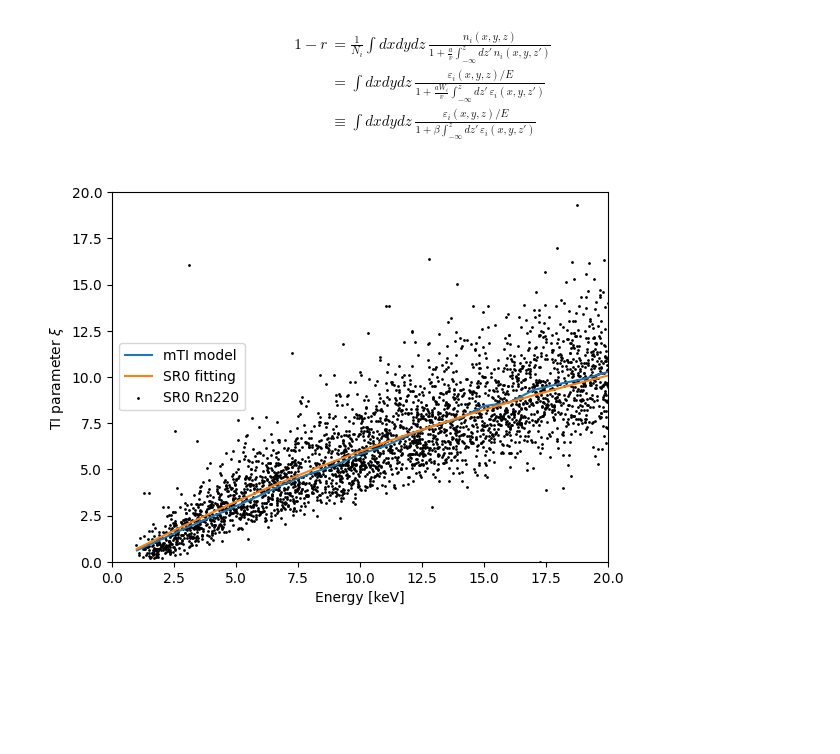
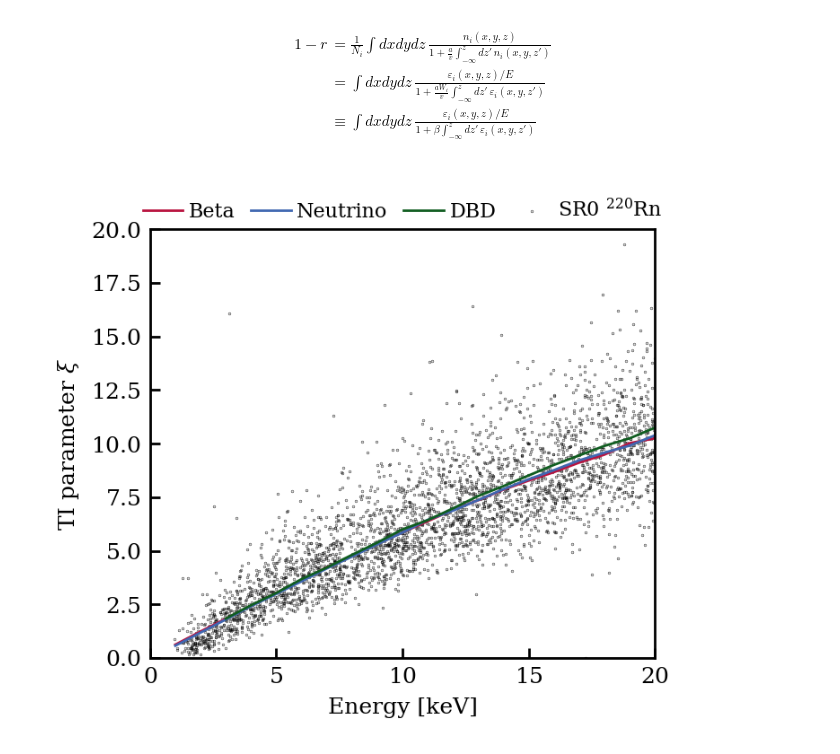
Before and after one commit to zihaoxu98/ERRecombStudy, a Jupyter notebook: python/get_recomb.ipynb, the cells around one changed output. Saved outputs shown, nothing was run; the diff lists cells and outputs as text; code cells hidden in the pictures; blank space fills up the shorter version.

```diff
--- a/python/get_recomb.ipynb
+++ b/python/get_recomb.ipynb
@@ -99,21 +142,52 @@ data['recomb'] = 1 - (1 + nex_ni_ratio) * data['cs2'] / ((g2 / g1) * data['cs1']
 data['ti'] = r_to_ti(data['recomb'])
 # %%
 # mTI model
-
-alpha = 4
+field = 23
+alpha = 4 * (23. / field)**0.5
 beta = 2.45 * alpha**2
 
 energy = np.linspace(0, 20, 21)[1:]
-r = np.array([recombination(e, alpha, beta) for e in tqdm(energy)])
+r_beta = np.array([recombination_beta(e, alpha, beta) for e in tqdm(energy)])
+r_neutrino = np.array([recombination_neutrino(e, alpha, beta) for e in tqdm(energy)])
+r_dbd = np.array([recombination_dbd(e, alpha, beta) for e in tqdm(energy[2:])])
+# r_gamma = np.array([recombination_gamma(e, alpha, beta) for e in tqdm(energy)])
+# %%
+plot_kwargs = [
+    {
+        'label': 'Beta',
+        'energy': energy,
+        'recomb': r_beta[:, 0],
+        'color': xps.colors['red'],
+    },
+    {
+        'label': 'Neutrino',
+        'energy': energy,
+        'recomb': r_neutrino[:, 0],
+        'color': xps.colors['xenon_blue'],
+    },
+    {
+        'label': 'DBD',
+        'energy': energy[2:],
+        'recomb': r_dbd[:, 0],
+        'color': xps.colors['forestgreen'],
+    },
+]
 # %%
-plt.plot(energy, r_to_ti(r), label='mTI model')
-plt.plot(energy, sr0_fit_ti(energy), label='SR0 fitting')
-plt.scatter(data['e_ces'], data['ti'], label='SR0 Rn220', s=1, color='k')
+plt.figure(figsize=(3.5, 3))
+
+for item in plot_kwargs:
+    plt.plot(item['energy'], r_to_ti(item['recomb']), label=item['label'], color=item['color'])
+
+# plt.plot(energy, sr0_fit_ti(energy), label='SR0 fitting', alpha=0.3)
+plt.scatter(data['e_ces'], data['ti'], label=r'SR0 $^{220}$Rn', s=0.1, color='k')
+
 plt.xlim(0, 20)
 plt.ylim(0, 20)
 plt.xlabel('Energy [keV]')
 plt.ylabel(r'TI parameter $\xi$')
-plt.legend()
+plt.legend(ncols=4)
+plt.savefig('non_beta.svg')
+plt.savefig('non_beta.png', dpi=300)
 plt.show()
 # %% [output]
-[figure, old version]
+[figure, new version]
```
Also changed, not shown: parts of 5 cells of this notebook, 8 other files.
